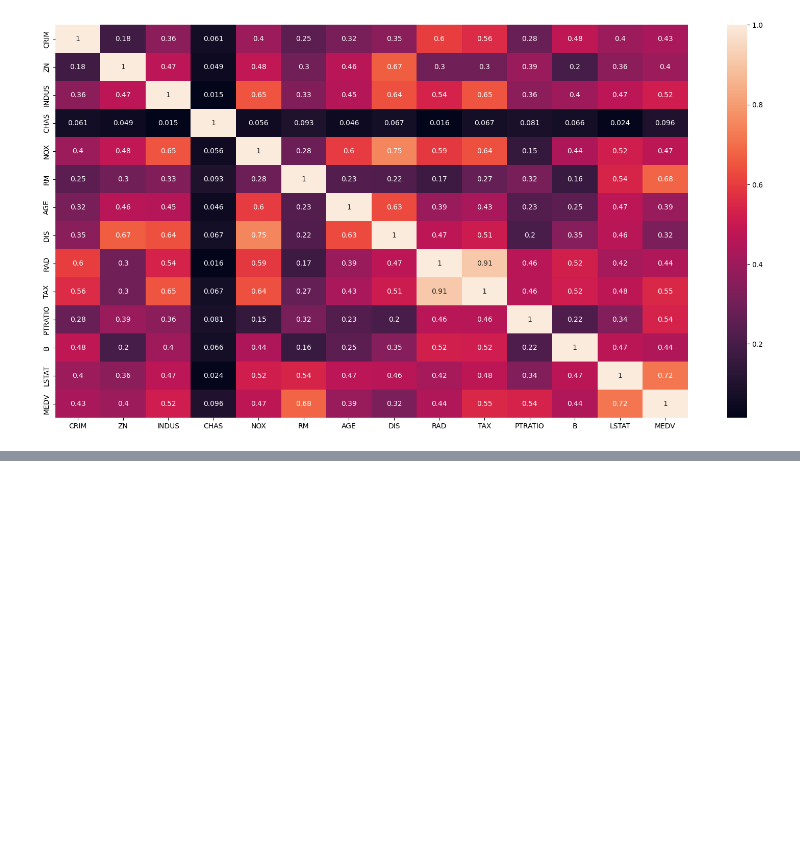
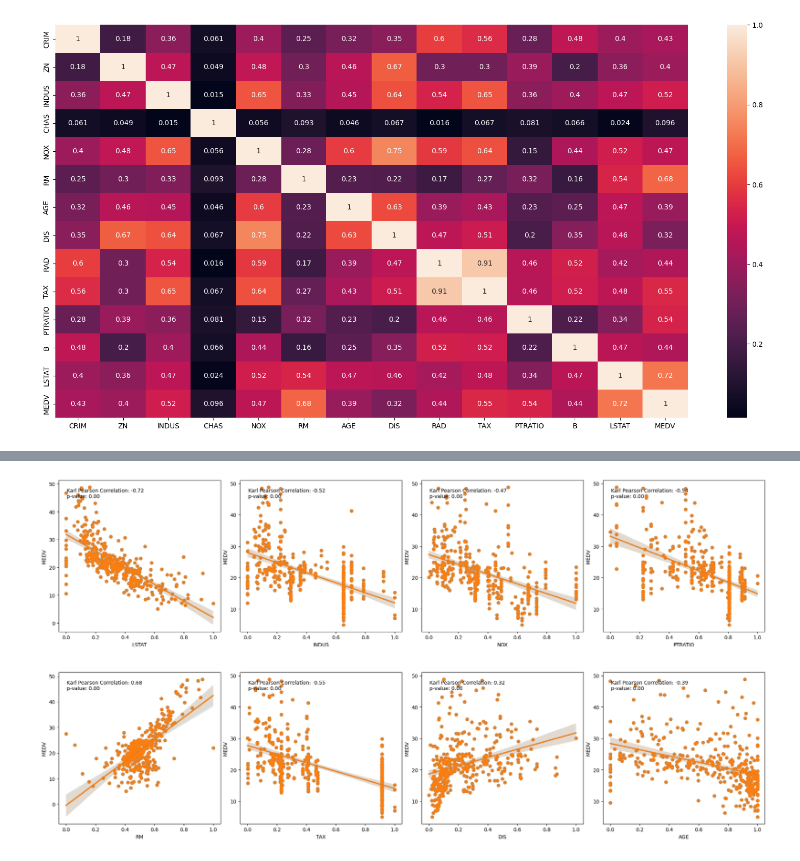
Before and after one commit to AdityaMore7000/PICT-CE-SEM-6, a Jupyter notebook: DSBDAL/Assignment-8/Assignment-8.ipynb, the cells around one changed output, grey strips where cells are left out. Cells and saved outputs as stored; diff of their text form; code cells hidden in the pictures; blank space fills up the shorter version.

```diff
--- a/DSBDAL/Assignment-8/Assignment-8.ipynb
+++ b/DSBDAL/Assignment-8/Assignment-8.ipynb
@@ -186,0 +210,30 @@ plt.show()
+# %%
+from sklearn import preprocessing
+import scipy.stats as stats
+
+min_max_scaler = preprocessing.MinMaxScaler()
+column_sels = ['LSTAT', 'INDUS', 'NOX', 'PTRATIO', 'RM', 'TAX', 'DIS', 'AGE']
+x = data.loc[:,column_sels]
+y = data['MEDV']
+x = pd.DataFrame(data=min_max_scaler.fit_transform(x), columns=column_sels)
+fig, axs = plt.subplots(ncols=4, nrows=2, figsize=(20, 10))
+index = 0
+axs = axs.flatten()
+for i, k in enumerate(column_sels):
+    sns.regplot(y=y, x=x[k], ax=axs[i])
+plt.tight_layout(pad=0.4, w_pad=0.5, h_pad=5.0)
+
+for i, k in enumerate(column_sels):
+    sns.regplot(y=y, x=x[k], ax=axs[i])
+
+    # Calculate Karl Pearson coefficient
+    correlation, p_value = stats.pearsonr(x[k], y)
+
+    # Annotate plot with correlation coefficient and p-value
+    axs[i].annotate(f"Karl Pearson Correlation: {correlation:.2f}\np-value: {p_value:.2f}",
+                    xy=(0.05, 0.95), xycoords='axes fraction', ha='left', va='top')
+
+plt.tight_layout(pad=0.4, w_pad=0.5, h_pad=5.0)
+plt.show()
+# %% [output]
+[figure, added]
```
Also changed, not shown: parts of 4 cells of this notebook.
